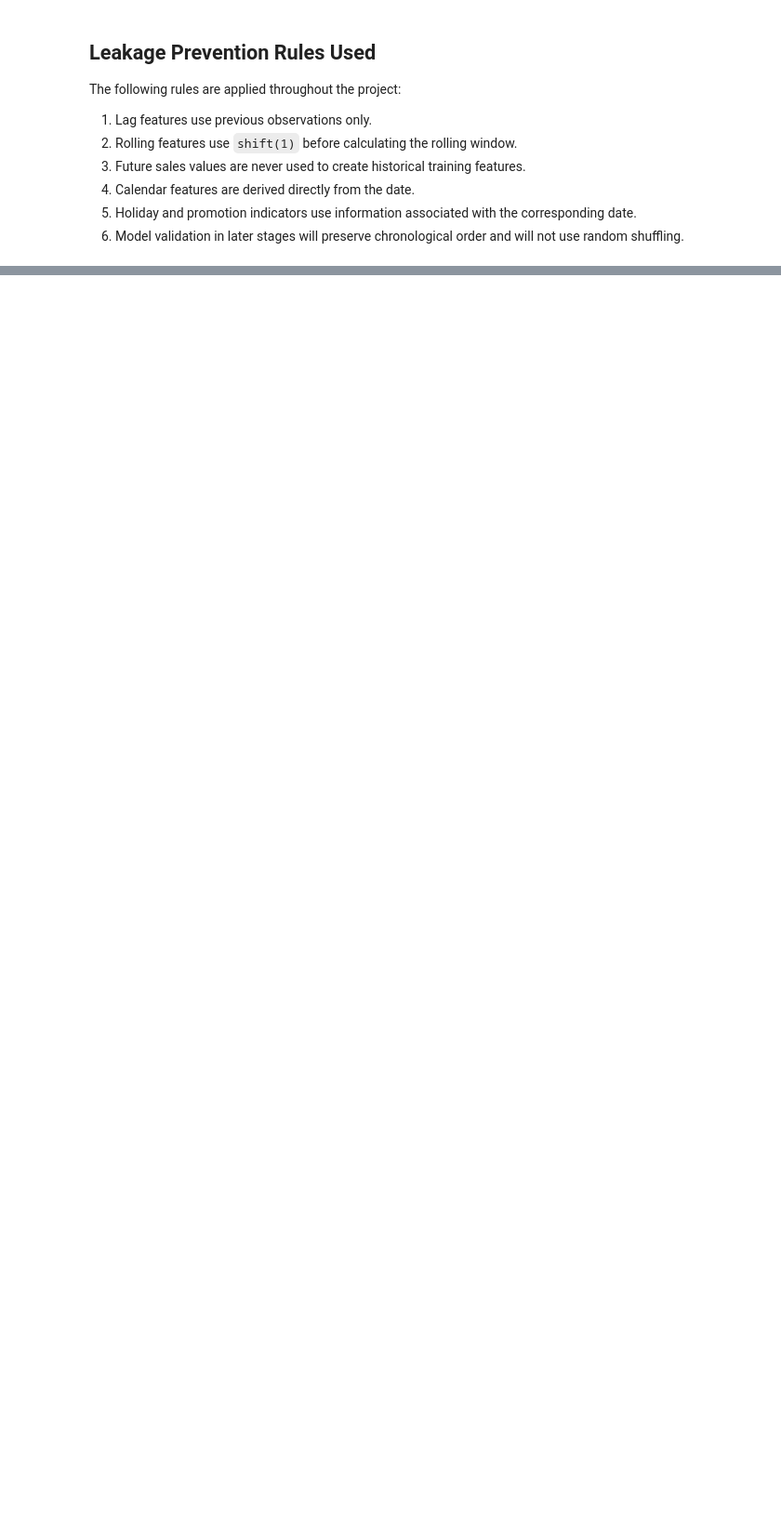
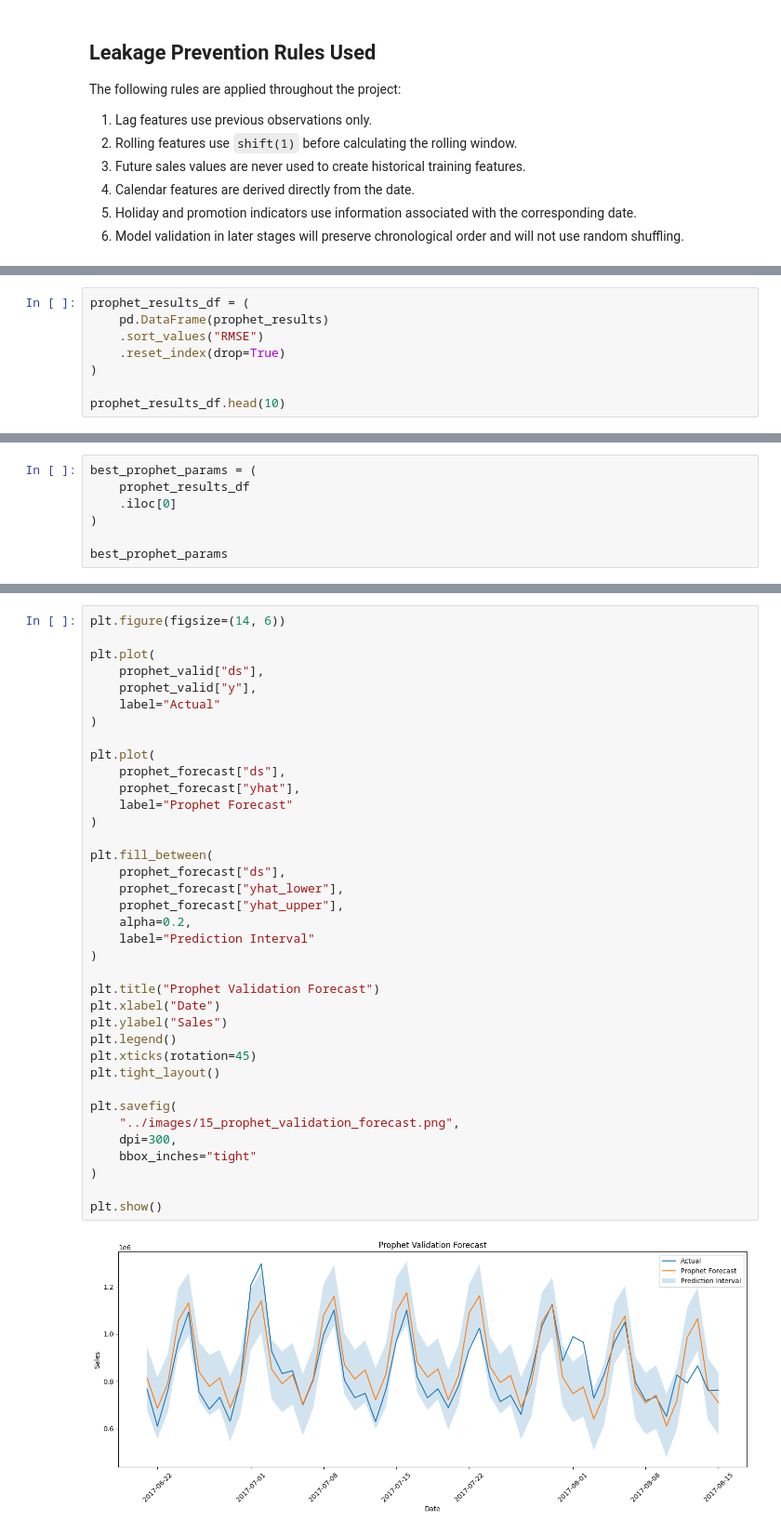
Before and after one commit to francisparwez/retail-demand-forecasting, a Jupyter notebook: notebooks/retail_demand_forecasting.ipynb, the cells around one changed output, grey strips where cells are left out. Shown at 93% size. Saved outputs shown, nothing was run; the diff lists cells and outputs as text; blank space fills up the shorter version.

```diff
--- a/notebooks/retail_demand_forecasting.ipynb
+++ b/notebooks/retail_demand_forecasting.ipynb
@@ -1342,0 +1830,8 @@ The following rules are applied throughout the project:
+# %%
+prophet_results_df = (
+    pd.DataFrame(prophet_results)
+    .sort_values("RMSE")
+    .reset_index(drop=True)
+)
+
+prophet_results_df.head(10)
@@ -1342,0 +1850,7 @@ The following rules are applied throughout the project:
+# %%
+best_prophet_params = (
+    prophet_results_df
+    .iloc[0]
+)
+
+best_prophet_params
@@ -1342,0 +1897,39 @@ The following rules are applied throughout the project:
+# %%
+plt.figure(figsize=(14, 6))
+
+plt.plot(
+    prophet_valid["ds"],
+    prophet_valid["y"],
+    label="Actual"
+)
+
+plt.plot(
+    prophet_forecast["ds"],
+    prophet_forecast["yhat"],
+    label="Prophet Forecast"
+)
+
+plt.fill_between(
+    prophet_forecast["ds"],
+    prophet_forecast["yhat_lower"],
+    prophet_forecast["yhat_upper"],
+    alpha=0.2,
+    label="Prediction Interval"
+)
+
+plt.title("Prophet Validation Forecast")
+plt.xlabel("Date")
+plt.ylabel("Sales")
+plt.legend()
+plt.xticks(rotation=45)
+plt.tight_layout()
+
+plt.savefig(
+    "../images/15_prophet_validation_forecast.png",
+    dpi=300,
+    bbox_inches="tight"
+)
+
+plt.show()
+# %% [output]
+[figure, added]
```
Also changed, not shown: parts of 47 cells of this notebook, 6 other files.
